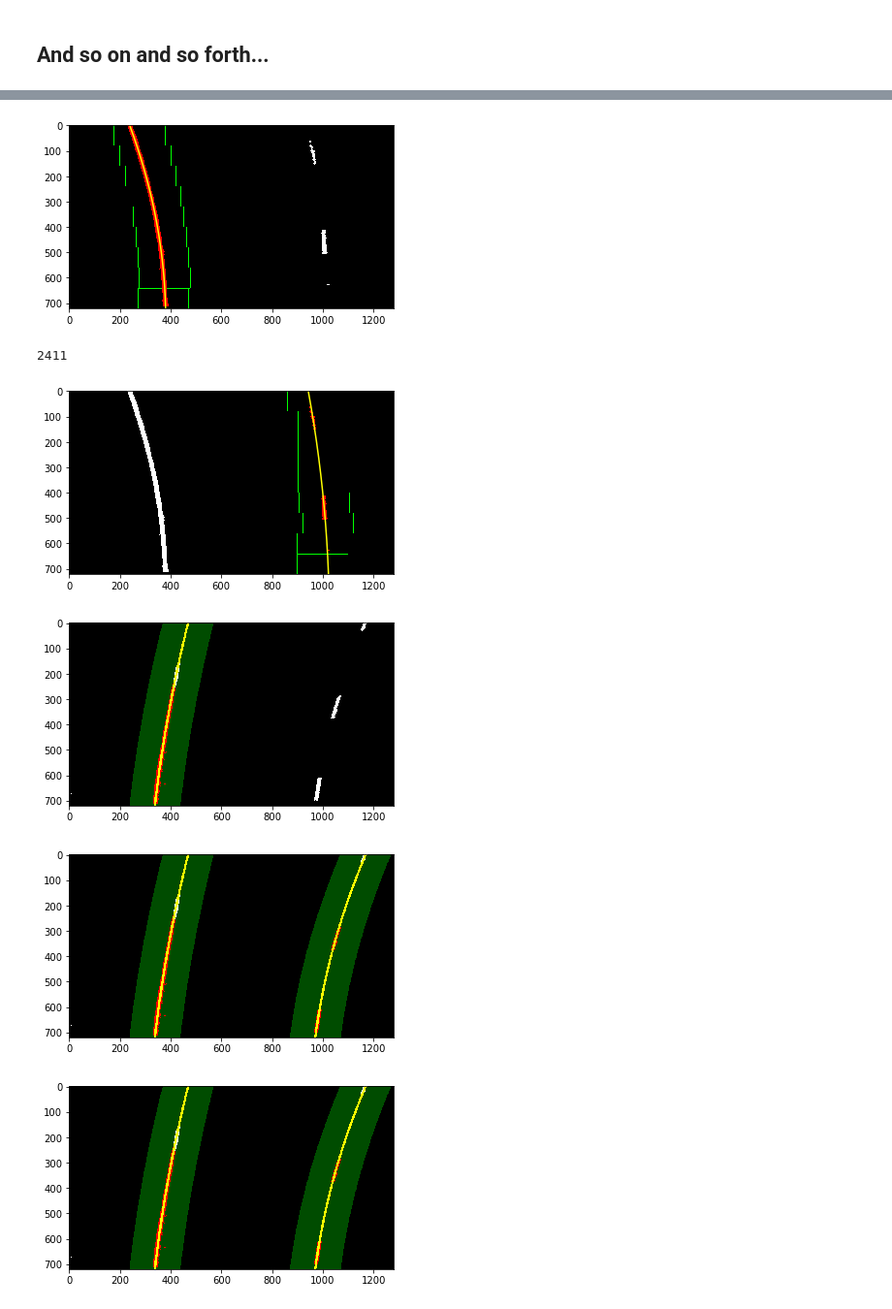
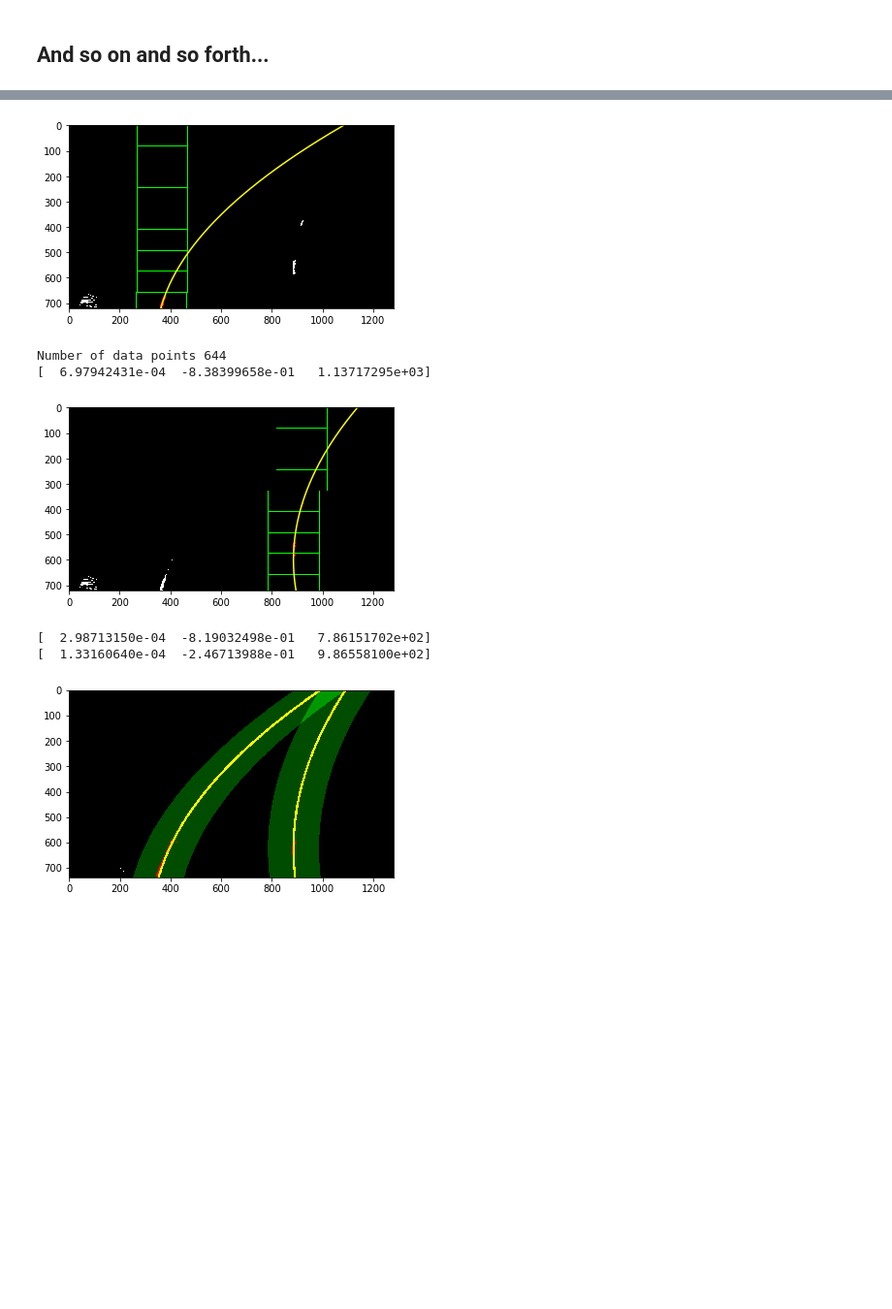
Before and after one commit to jocmom/CarND-Advanced-Lane-Lines, a Jupyter notebook: P4.ipynb, the cells around one changed output, grey strips where cells are left out. Shown at 97% size. Saved outputs shown, nothing was run; the diff lists cells and outputs as text; code cells hidden in the pictures; blank space fills up the shorter version.

```diff
--- a/P4.ipynb
+++ b/P4.ipynb
@@ -71,7 +71,9 @@ imgpoints = [] # 2d points in image plane.
 # Make a list of calibration images
 cal_files = glob.glob('./camera_cal/calibration*.jpg')
 # Make a list of test images
-test_files = glob.glob('./test_images/*.jpg')
+#test_files = glob.glob('./test_images/*.jpg')
+# Make a list of challenge images
+test_files = glob.glob('./challenge_images/*.jpg')
 
 corner_images = []
 
@@ -123,5 +125,5 @@ plot_compare_images(cal_distorted_images[0:1], cal_images[0:1])
 # %%
-def get_pespective(img):
+def get_perspective_matrices(img):
     '''
     '''
     # Grab the image shape
@@ -149,16 +151,10 @@ def warp(img, img_size, M):
     return cv2.warpPerspective(img, M, img_size)
 
 img_size = (test_images[0].shape[1], test_images[0].shape[0])
-M, Minv = get_pespective(test_images[0])
+M, Minv = get_perspective_matrices(test_images[0])
 warped_img = warp(test_images[0], img_size, M)
 unwarped_img = warp(warped_img, img_size, Minv)
-plt.imshow(warped_img)
-plt.show()
-plt.imshow(unwarped_img)
-plt.show()
+plot_compare_images([warped_img], [unwarped_img])
 result = cv2.addWeighted(test_images[0], 1, unwarped_img, 0.5, 0)
-plt.imshow(result)
-plt.show()
-plt.imshow(test_images[0])
-plt.show()
+plot_compare_images([test_images[0]], [result])
 # %% [output]
@@ -283,12 +277,12 @@ r_abs_binaries = [combine_binaries(r, abs) for r,abs in zip(r_binaries, abs_bina
 # %%
 h_warped = [channel_select(img, thresh=(90,225), channel=0) for img in test_warped]
 l_warped = [channel_select(img, thresh=(150,225), channel=1) for img in test_warped]
-s_warped = [channel_select(img, thresh=(140,255), channel=2) for img in test_warped]
-r_warped = [channel_select(img, thresh=(225,255), channel=0, code=None) for img in test_warped]
+s_warped = [channel_select(img, thresh=(90,255), channel=2) for img in test_warped]
+r_warped = [channel_select(img, thresh=(200,255), channel=0, code=None) for img in test_warped]
 
 mag_warped = [sobel_thresh(img, thresh=(20,100),func=mag_sobel) for img in test_warped]
 dir_warped = [sobel_thresh(img, thresh=(0.7, 1.2),func=dir_sobel) for img in test_warped]
-abs_warped = [sobel_thresh(img, thresh=(55, 255),func=abs_sobel, orient='x', sobel_kernel=9) for img in test_warped]
+abs_warped = [sobel_thresh(img, thresh=(55, 255),func=abs_sobel, orient='x', sobel_kernel=15) for img in test_warped]
 r_s_warped = [combine_binaries(r, s) for r,s in zip(r_warped, s_warped)]
 abs_r_s_warped = [combine_binaries(r, s) for r,s in zip(r_s_warped, abs_warped)]
 # %%
@@ -340,7 +340,7 @@ def get_lane_base(binary_warped):
     rightx_base = np.argmax(histogram[midpoint:]) + midpoint
     return midpoint, leftx_base, rightx_base
 # %%
-binary_warped = r_s_warped[-1]
+binary_warped = r_s_warped[1]
 _, leftx_base, rightx_base = get_lane_base(binary_warped)
 out_img = binary2image(binary_warped)
 plt.imshow(out_img)
@@ -352,7 +352,7 @@ right_line = Line()
 left_line.fit_sliding_window(binary_warped, leftx_base, plot=True)
 right_line.fit_sliding_window(binary_warped, rightx_base, plot=True)
 
-binary_warped = r_s_warped[2]
+binary_warped = r_s_warped[-2]
 out_img = binary2image(binary_warped)
 
 left_line.fit_previous(binary_warped)
@@ -369,7 +370,8 @@ plt.show()
-[figure, old version]
+[figure, new version]
-2411
+Number of data points 644
+[  6.97942431e-04  -8.38399658e-01   1.13717295e+03]
-[figure, old version]
+[figure, new version]
+[  2.98713150e-04  -8.19032498e-01   7.86151702e+02]
+[  1.33160640e-04  -2.46713988e-01   9.86558100e+02]
-[figure, old version]
+[figure, new version]
-[figure, removed]
-[figure, removed]
 # %%
```
Also changed, not shown: parts of 16 cells of this notebook, 1 other file.
